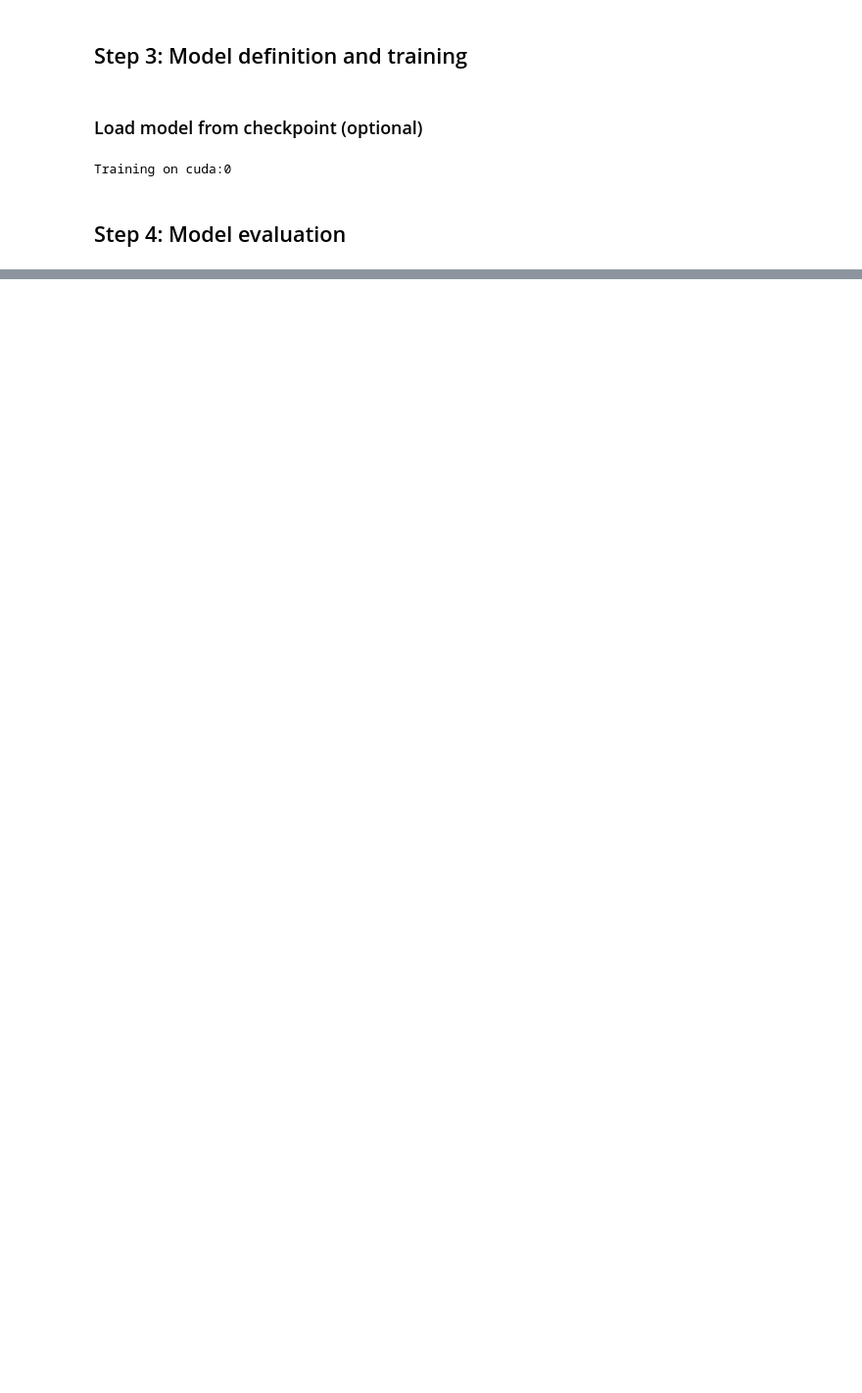
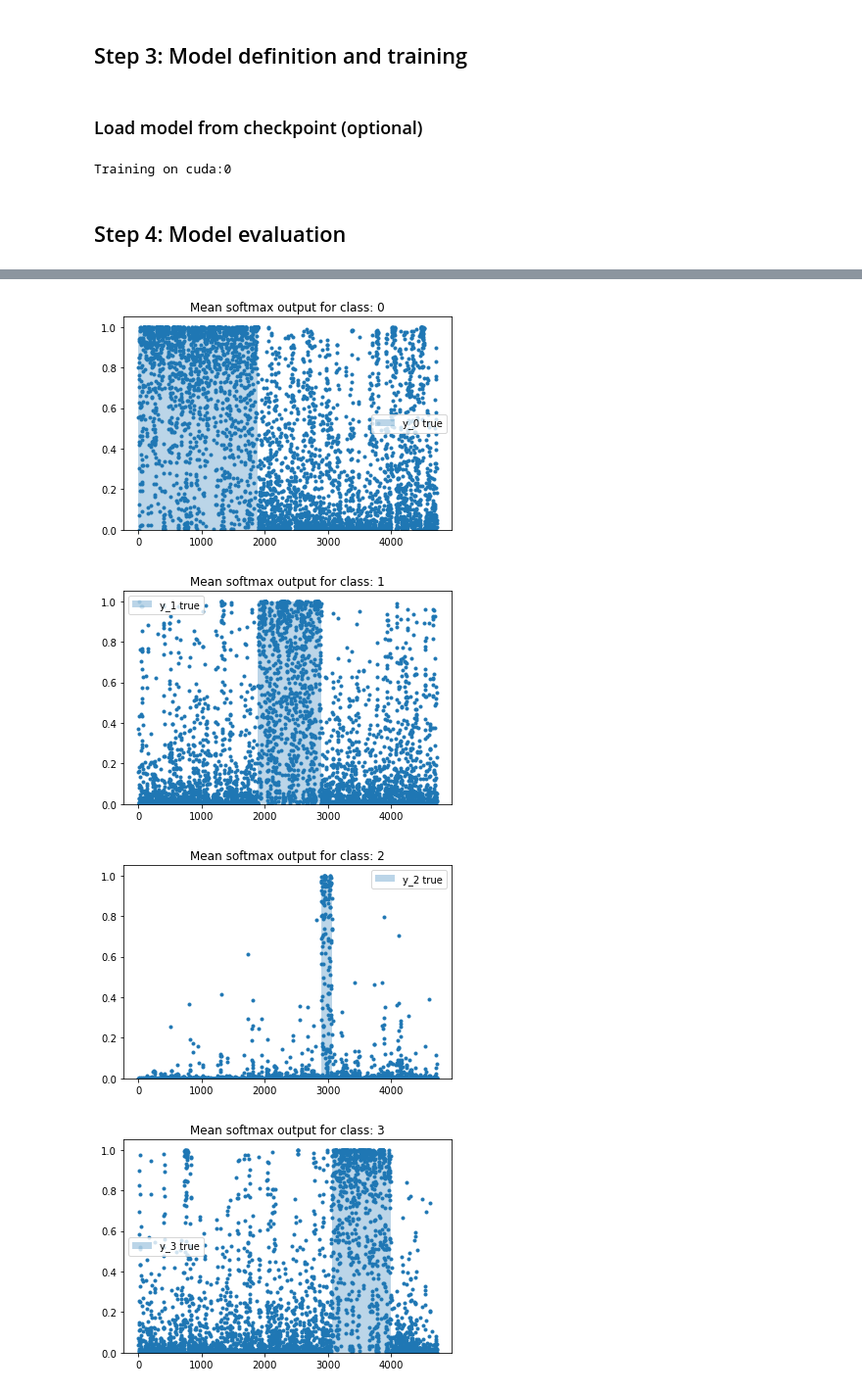
Before and after one commit to HumBug-Mosquito/HumBugDB, a Jupyter notebook: notebooks/species_classification.ipynb, the cells around one changed output, grey strips where cells are left out. Shown at 98% size. Drawn from its saved outputs; the diff is of its cells as text; code cells hidden in the pictures; blank space fills up the shorter version.

```diff
--- a/notebooks/species_classification.ipynb
+++ b/notebooks/species_classification.ipynb
@@ -126,0 +139,19 @@ BNN
+# %%
+for i in range(8):
+    idx_start = np.where(y_test_CNN==i)[0][0]
+    if i < 7:
+        idx_end = np.where(y_test_CNN==i+1)[0][0]
+    else:
+        idx_end = len(y_test_CNN)
+    plt.fill_between([idx_start, idx_end], [1], alpha=0.30, label='y_' + str(i) + ' true')
+    plt.plot(np.mean(preds_list,axis=0)[:,i], '.', lw=1 )
+    plt.legend()
+    plt.ylim([0, 1.05])
+    plt.title('Mean softmax output for class: ' + str(i))
+    plt.show()
+    plt.show()
+# %% [output]
+[figure, added]
+[figure, added]
+[figure, added]
+[figure, added]
```
Also changed, not shown: parts of 15 cells of this notebook, 1 other file.
